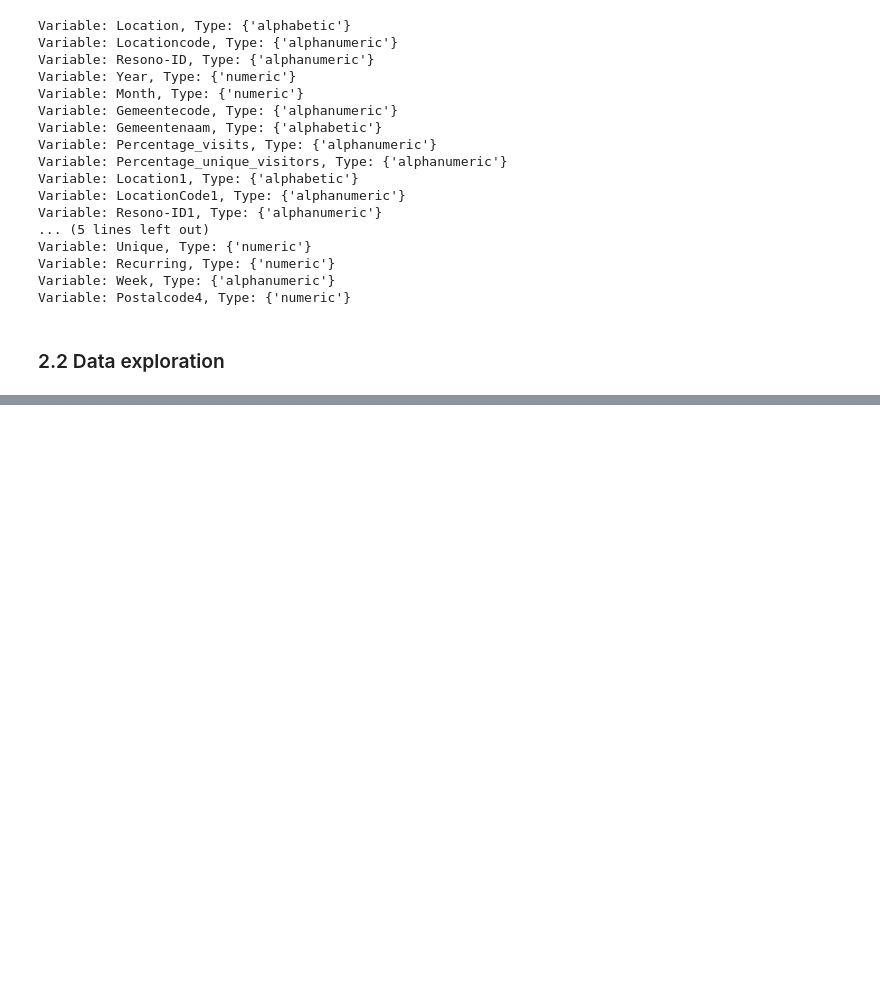
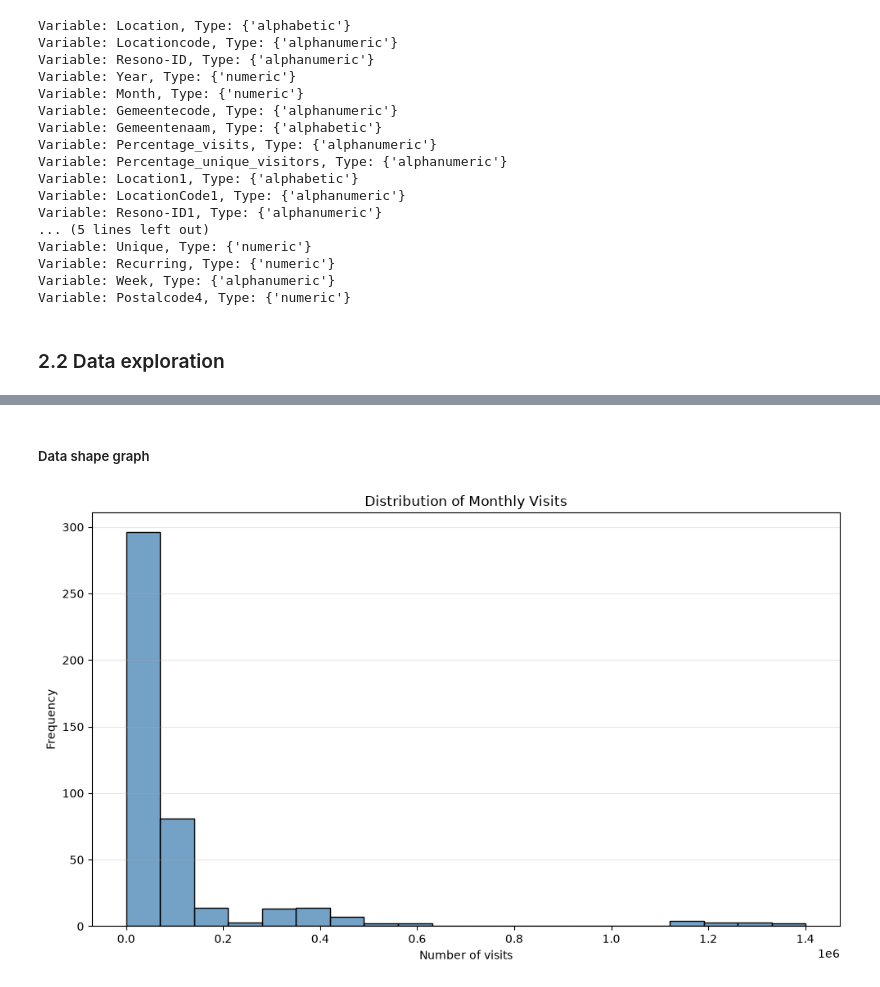
Before and after one commit to pana0008/tourism-in-zeeland, a Jupyter notebook: crispdm.ipynb, the cells around one changed output, grey strips where cells are left out. Saved outputs shown, nothing was run; the diff lists cells and outputs as text; code cells hidden in the pictures; blank space fills up the shorter version.

```diff
--- a/crispdm.ipynb
+++ b/crispdm.ipynb
@@ -112,0 +177,15 @@ Variable: Postalcode4, Type: {'numeric'}
+# %% [markdown]
+##### Data shape graph
+# %%
+visits = total_visits_by_month["Visits"].dropna()
+
+plt.figure(figsize=(10, 6))
+sns.histplot(visits, bins=20, color="steelblue", edgecolor="black")
+plt.title("Distribution of Monthly Visits")
+plt.xlabel("Number of visits")
+plt.ylabel("Frequency")
+plt.grid(axis="y", alpha=0.3)
+plt.tight_layout()
+plt.show()
+# %% [output]
+[figure, added]
```
Also changed, not shown: parts of 4 cells of this notebook.
